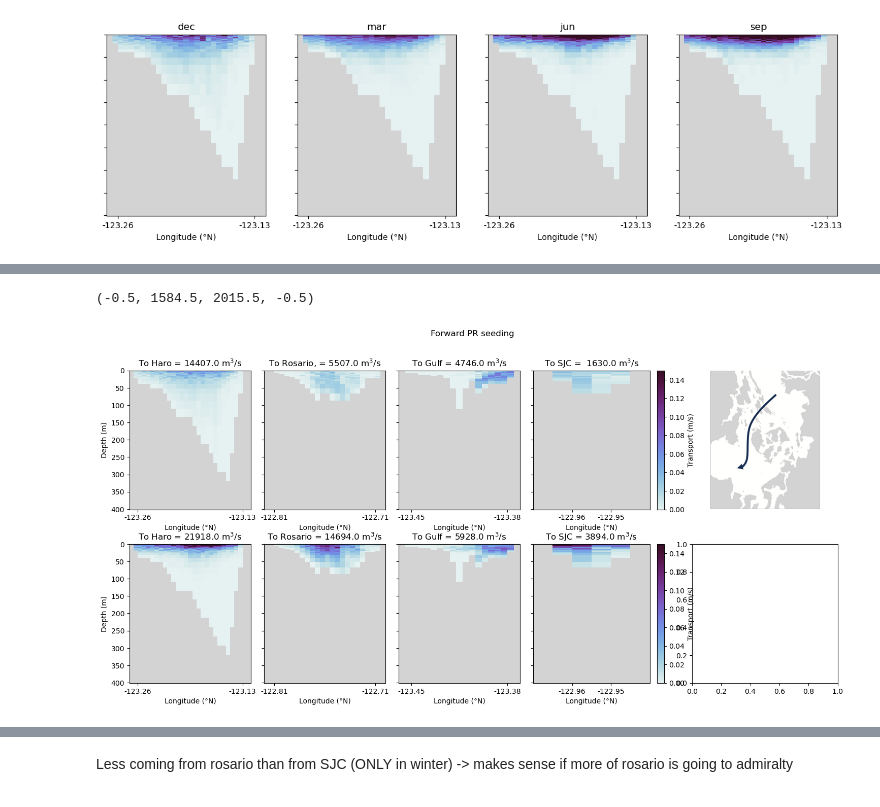
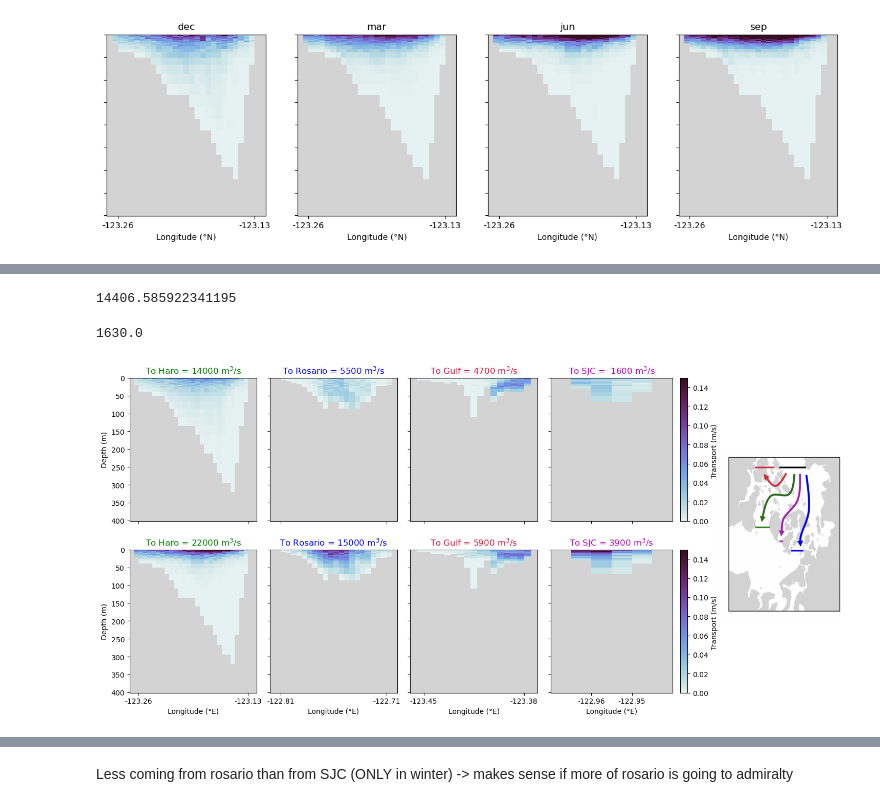
Before and after one commit to SalishSeaCast/analysis-camryn, a Jupyter notebook: Ariane/plot_monthly_averages.ipynb, the cells around one changed output, grey strips where cells are left out. Cells and saved outputs as stored; diff of their text form; code cells hidden in the pictures.

Commit message:
update maps and figure titles, axes

```diff
--- a/Ariane/plot_monthly_averages.ipynb
+++ b/Ariane/plot_monthly_averages.ipynb
@@ -84,9 +84,9 @@ def plotCS(axv,lonsec,zsec,transpsec,lonW,lonE,latgridi,depi,vmax,time,title,cbl
     axv.invert_yaxis()
     axv.set_title(title)
     if NW==True:
-        axv.set_xlabel('Latitude (°W)')
+        axv.set_xlabel('Latitude (°N)')
     else:
-        axv.set_xlabel('Longitude (°N)')
+        axv.set_xlabel('Longitude (°E)')
     axv.set_xticks(np.linspace(f_lons[lonW+2]/m2lon,f_lons[lonE-2]/m2lon,2))
     axv.xaxis.set_major_formatter(FormatStrFormatter(f"%.{2}f"))
     axv.set_xticklabels(['{:.2f}'.format(label) for label in np.linspace(f_lons[lonW+2],f_lons[lonE-2],2)])
@@ -97,7 +97,7 @@ def plotCS(axv,lonsec,zsec,transpsec,lonW,lonE,latgridi,depi,vmax,time,title,cbl
 
     if cblabel == True:
         cb = fig.colorbar(im,ax=axv)
-        cb.set_label('Transport (m/s)')
+        cb.set_label('Transport (m/s) \n')
 
     if ylabel == True:
         axv.set_ylabel('Depth (m)')
@@ -277,34 +277,78 @@ Text(0.5, 0.98, 'Forward PR seeding')
 # %%
 fig.savefig('/ocean/cstang/MOAD/analysis-camryn/Figures/forPR_config3.png',bbox_inches='tight')
+# %%
+np.sum(dict_all['prtoharo']['final_transp'][months[idx_dec]])/(23*days_month[idx_dec])
+# %% [output]
+14406.585922341195
+# %%
+np.round(np.sum(dict_all['prtosjc']['final_transp'][months[idx_dec]])/(23*days_month[idx_dec]))
+# %% [output]
+1630.0
 # %%
-title = 'To Haro = ' + str(np.round(np.sum(dict_all['prtoharo']['final_transp'][months[idx_dec]])/(23*days_month[idx_dec]))) + f' m$^3$/s'
-title2 = 'To Rosario, = ' + str(np.round(np.sum(dict_all['prtoros']['final_transp'][months[idx_dec]])/(23*days_month[idx_dec]))) + f' m$^3$/s'
-title3 = 'To SJC =  ' + str(np.round(np.sum(dict_all['prtosjc']['final_transp'][months[idx_dec]])/(23*days_month[idx_dec]))) + f' m$^3$/s'
-title4 = 'To Gulf = ' + str(np.round(np.sum(dict_all['prtogulf']['final_transp'][months[idx_dec]])/(23*days_month[idx_dec]))) + f' m$^3$/s'
+# number = np.sum(dict_all['prtoharo']['final_transp'][months[idx_dec]])/(23*days_month[idx_dec])
+title = 'To Haro = ' + str(int(np.round(np.sum(dict_all['prtoharo']['final_transp'][months[idx_dec]])/(23*days_month[idx_dec]),-3))) + f' m$^3$/s'
+# title = 'To Haro = ' + str(int(np.round(np.sum(dict_all['prtoharo']['final_transp'][months[idx_dec]])/(23*days_month[idx_dec])))) + f' m$^3$/s'
+# number = np.sum(dict_all['prtoros']['final_transp'][months[idx_dec]])/(23*days_month[idx_dec])
+title2 = 'To Rosario = ' + str(int(np.round(np.sum(dict_all['prtoros']['final_transp'][months[idx_dec]])/(23*days_month[idx_dec]),-2))) + f' m$^3$/s'
+title3 = 'To SJC =  ' + str(int(np.round(np.sum(dict_all['prtosjc']['final_transp'][months[idx_dec]])/(23*days_month[idx_dec]),-2))) + f' m$^3$/s'
+title4 = 'To Gulf = ' + str(int(np.round(np.sum(dict_all['prtogulf']['final_transp'][months[idx_dec]])/(23*days_month[idx_dec]),-2))) + f' m$^3$/s'
 
-title5 = 'To Haro = ' + str(np.round(np.sum(dict_all['prtoharo']['final_transp'][months[idx_jun]])/(23*days_month[idx_jun]))) + f' m$^3$/s'
-title6 = 'To Rosario = ' + str(np.round(np.sum(dict_all['prtoros']['final_transp'][months[idx_jun]])/(23*days_month[idx_jun]))) + f' m$^3$/s'
-title7 = 'To SJC = ' + str(np.round(np.sum(dict_all['prtosjc']['final_transp'][months[idx_jun]])/(23*days_month[idx_jun]))) + f' m$^3$/s'
-title8 = 'To Gulf = ' + str(np.round(np.sum(dict_all['prtogulf']['final_transp'][months[idx_jun]])/(23*days_month[idx_jun]))) + f' m$^3$/s'
+title5 = 'To Haro = ' + str(int(np.round(np.sum(dict_all['prtoharo']['final_transp'][months[idx_jun]])/(23*days_month[idx_jun]),-3))) + f' m$^3$/s'
+title6 = 'To Rosario = ' + str(int(np.round(np.sum(dict_all['prtoros']['final_transp'][months[idx_jun]])/(23*days_month[idx_jun]),-3))) + f' m$^3$/s'
+title7 = 'To SJC = ' + str(int(np.round(np.sum(dict_all['prtosjc']['final_transp'][months[idx_jun]])/(23*days_month[idx_jun]),-2))) + f' m$^3$/s'
+title8 = 'To Gulf = ' + str(int(np.round(np.sum(dict_all['prtogulf']['final_transp'][months[idx_jun]])/(23*days_month[idx_jun]),-2))) + f' m$^3$/s'
 
-fig,[[ax1,ax2,ax3,ax4,ax9],[ax5,ax6,ax7,ax8,ax10]] = plt.subplots(2,5,figsize=(18,8),gridspec_kw={'width_ratios':[1,1,1,1.2,1.2]})
+
+
+# fig,[[ax1,ax2,ax3,ax4],[ax5,ax6,ax7,ax8]] = plt.subplots(2,4,figsize=(18,8),gridspec_kw={'width_ratios':[1,1,1,1.2]})
+
+fig = plt.figure(figsize=(18, 8))
+gs = fig.add_gridspec(2, 5, width_ratios=[1, 1, 1, 1.2, 1])
+
+# Define subplots
+ax1 = fig.add_subplot(gs[0, 0])
+ax2 = fig.add_subplot(gs[0, 1])
+ax3 = fig.add_subplot(gs[0, 2])
+ax4 = fig.add_subplot(gs[0, 3])
+ax5 = fig.add_subplot(gs[1, 0])
+ax6 = fig.add_subplot(gs[1, 1])
+ax7 = fig.add_subplot(gs[1, 2])
+ax8 = fig.add_subplot(gs[1, 3])
 
 plotCS(ax1,dict_all['prtoharo']['final_lon'][months[idx_dec]].dropna(),dict_all['prtoharo']['final_z'][months[idx_dec]].dropna(),dict_all['prtoharo']['final_transp'][months[idx_dec]].dropna(),lonWharo,lonEharo,latharo,38,0.15,23*days_month[idx_dec],title,False,True)
 plotCS(ax2,dict_all['prtoros']['final_lon'][months[idx_dec]].dropna(),dict_all['prtoros']['final_z'][months[idx_dec]].dropna(),dict_all['prtoros']['final_transp'][months[idx_dec]].dropna(),lonWros,lonEros,latros,38,0.15,23*days_month[idx_dec],title2,False,False)
 plotCS(ax4,dict_all['prtosjc']['final_lon'][months[idx_dec]].dropna(),dict_all['prtosjc']['final_z'][months[idx_dec]].dropna(),dict_all['prtosjc']['final_transp'][months[idx_dec]].dropna(),lonWsjc,lonEsjc,latsjc,38,0.15,23*days_month[idx_dec],title3,True,False)
 plotCS(ax3,dict_all['prtogulf']['final_lon'][months[idx_dec]].dropna(),dict_all['prtogulf']['final_z'][months[idx_dec]].dropna(),dict_all['prtogulf']['final_transp'][months[idx_dec]].dropna(),lonWg1,lonEg1,latg1,38,0.15,23*days_month[idx_dec],title4,False,False)
 
 plotCS(ax5,dict_all['prtoharo']['final_lon'][months[idx_jun]].dropna(),dict_all['prtoharo']['final_z'][months[idx_jun]].dropna(),dict_all['prtoharo']['final_transp'][months[idx_jun]].dropna(),lonWharo,lonEharo,latharo,38,0.15,23*days_month[idx_jun],title5,False,True)
 plotCS(ax6,dict_all['prtoros']['final_lon'][months[idx_jun]].dropna(),dict_all['prtoros']['final_z'][months[idx_jun]].dropna(),dict_all['prtoros']['final_transp'][months[idx_jun]].dropna(),lonWros,lonEros,latros,38,0.15,23*days_month[idx_jun],title6,False,False)
 plotCS(ax8,dict_all['prtosjc']['final_lon'][months[idx_jun]].dropna(),dict_all['prtosjc']['final_z'][months[idx_jun]].dropna(),dict_all['prtosjc']['final_transp'][months[idx_jun]].dropna(),lonWsjc,lonEsjc,latsjc,38,0.15,23*days_month[idx_jun],title7,True,False)
 plotCS(ax7,dict_all['prtogulf']['final_lon'][months[idx_jun]].dropna(),dict_all['prtogulf']['final_z'][months[idx_jun]].dropna(),dict_all['prtogulf']['final_transp'][months[idx_jun]].dropna(),lonWg1,lonEg1,latg1,38,0.15,23*days_month[idx_jun],title8,False,False)
 
-fig.subplots_adjust(wspace=0.1,hspace=0.25)
-fig.suptitle('Forward PR seeding')
+fig.subplots_adjust(wspace=0.1,hspace=0.2)
+# fig.suptitle('Forward PR seeding')
 
-ax9.imshow(plt.imread('/ocean/cstang/MOAD/analysis-camryn/Figures/test2.png'))
-ax9.axis('off')
+ax_center = fig.add_subplot(gs[:, 4])
+
+ax_center.imshow(plt.imread('/ocean/cstang/MOAD/analysis-camryn/Figures/map_cs_fpr.png'))
+ax_center.axis('off');
+
+ax1.set_title(title,color='green')
+ax2.set_title(title2,color='b')
+ax3.set_title(title4,color='crimson')
+ax4.set_title(title3,color='m')
+ax5.set_title(title5,color='green')
+ax6.set_title(title6,color='b')
+ax7.set_title(title8,color='crimson')
+ax8.set_title(title7,color='m')
+ax1.set_xlabel('')
+ax2.set_xlabel('')
+ax3.set_xlabel('')
+ax4.set_xlabel('')
+ax1.set_xticklabels('')
+ax2.set_xticklabels('')
+ax3.set_xticklabels('')
+ax4.set_xticklabels('');
 # %% [output]
-(-0.5, 1584.5, 2015.5, -0.5)
-[figure, old version]
+[figure, new version]
 # %%
```
Also changed, not shown: parts of 16 cells of this notebook.
